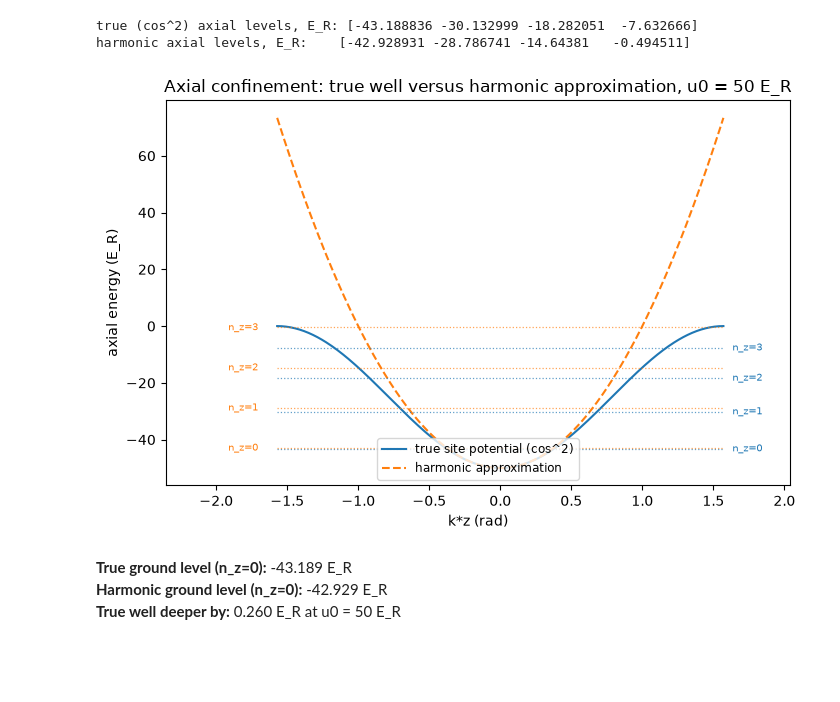
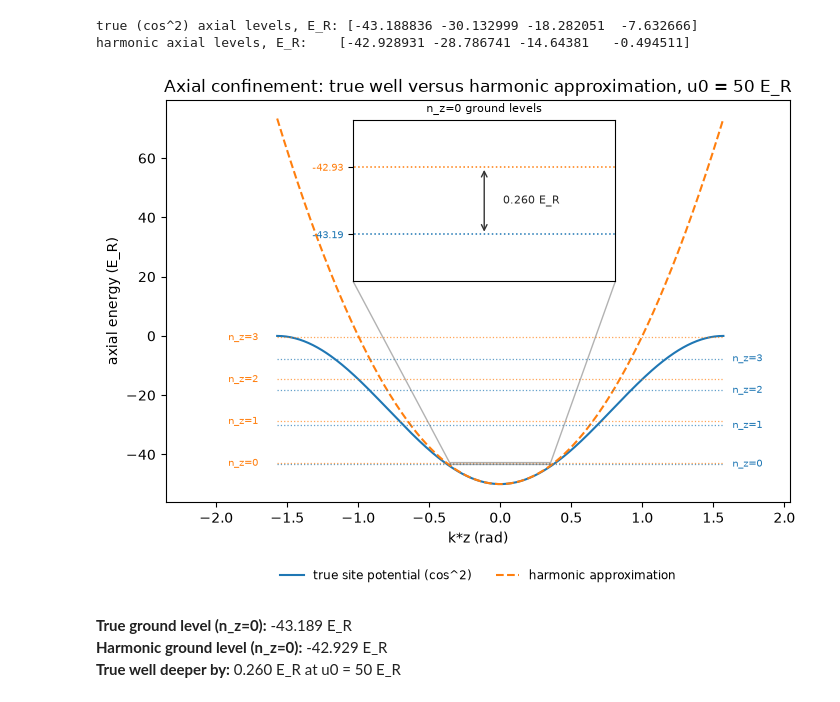
Before and after one commit to velar-mbr/CliffordClock, a Jupyter notebook: notebooks/14_lattice_light_shift.ipynb, the cells around one changed output. Saved outputs shown, nothing was run; the diff lists cells and outputs as text; code cells hidden in the pictures; blank space fills up the shorter version.

Commit message:
Notebook 14: axial-well inset and closing physics line (verification fixes)

```diff
--- a/notebooks/14_lattice_light_shift.ipynb
+++ b/notebooks/14_lattice_light_shift.ipynb
@@ -127,27 +128,64 @@ harmonic axial levels, E_R:    [-42.928931 -28.786741 -14.64381   -0.494511]
 # %%
 x_schematic = np.linspace(-math.pi / 2.0, math.pi / 2.0, 400)
 v_cos2 = -DEPTH_ER_SCHEMATIC * np.cos(x_schematic) ** 2
 v_harmonic = -DEPTH_ER_SCHEMATIC + DEPTH_ER_SCHEMATIC * x_schematic**2
 half_width = math.pi / 2.0
 
-fig, ax = plt.subplots(figsize=(7.2, 4.8))
+fig, ax = plt.subplots(figsize=(7.2, 5.4))
 ax.plot(x_schematic, v_cos2, color="C0", label="true site potential (cos^2)")
 ax.plot(x_schematic, v_harmonic, color="C1", linestyle="--", label="harmonic approximation")
 for n, e in enumerate(levels_cos2):
     ax.hlines(e, -half_width, half_width, color="C0", linewidth=0.9, linestyle=":", alpha=0.7)
     ax.annotate(f"n_z={n}", xy=(half_width * 1.04, e), fontsize=7.5, color="C0", va="center")
 for n, e in enumerate(levels_harmonic):
     ax.hlines(e, -half_width, half_width, color="C1", linewidth=0.9, linestyle=":", alpha=0.7)
     ax.annotate(f"n_z={n}", xy=(-half_width * 1.22, e), fontsize=7.5, color="C1", va="center")
 ax.set_xlim(-half_width * 1.5, half_width * 1.3)
 ax.set_xlabel("k*z (rad)")
 ax.set_ylabel("axial energy (E_R)")
 ax.set_title(
     f"Axial confinement: true well versus harmonic approximation, u0 = {DEPTH_ER_SCHEMATIC:.0f} E_R"
 )
-ax.legend(loc="lower center", fontsize=8.5)
+ax.legend(loc="upper center", bbox_to_anchor=(0.5, -0.14), ncol=2, fontsize=8.5, frameon=False)
+
+# Inset: the n_z=0 ground-level gap is about 0.5 percent of the full y-range,
+# invisible at full scale, so it gets its own zoomed panel with the value
+# annotated directly.
+inset_pad = 0.18
+inset_lo = min(levels_cos2[0], levels_harmonic[0]) - inset_pad
+inset_hi = max(levels_cos2[0], levels_harmonic[0]) + inset_pad
+axins = ax.inset_axes([0.30, 0.55, 0.42, 0.40])
+axins.plot(x_schematic, v_cos2, color="C0")
+axins.plot(x_schematic, v_harmonic, color="C1", linestyle="--")
+axins.hlines(levels_cos2[0], -half_width, half_width, color="C0", linewidth=1.1, linestyle=":")
+axins.hlines(levels_harmonic[0], -half_width, half_width, color="C1", linewidth=1.1, linestyle=":")
+axins.annotate(
+    "",
+    xy=(0.0, levels_cos2[0]),
+    xytext=(0.0, levels_harmonic[0]),
+    arrowprops={"arrowstyle": "<->", "color": "0.2", "linewidth": 1.0},
+)
+axins.annotate(
+    f"{diff_ground:.3f} E_R",
+    xy=(0.05, (levels_cos2[0] + levels_harmonic[0]) / 2.0),
+    fontsize=8,
+    color="0.15",
+    va="center",
+)
+axins.set_xlim(-0.35, 0.35)
+axins.set_ylim(inset_lo, inset_hi)
+axins.set_xticks([])
+axins.set_yticks([levels_cos2[0], levels_harmonic[0]])
+axins.set_yticklabels([f"{levels_cos2[0]:.2f}", f"{levels_harmonic[0]:.2f}"], fontsize=7)
+axins.get_yticklabels()[0].set_color("C0")
+axins.get_yticklabels()[1].set_color("C1")
+axins.set_title("n_z=0 ground levels", fontsize=8)
+for spine in axins.spines.values():
+    spine.set_linewidth(0.8)
+ax.indicate_inset_zoom(axins, edgecolor="0.4")
+
 fig.tight_layout()
 plt.show()
 # %% [output]
-[figure, old version]
+[figure, new version]
 # %%
```
Also changed, not shown: parts of 4 cells of this notebook.
